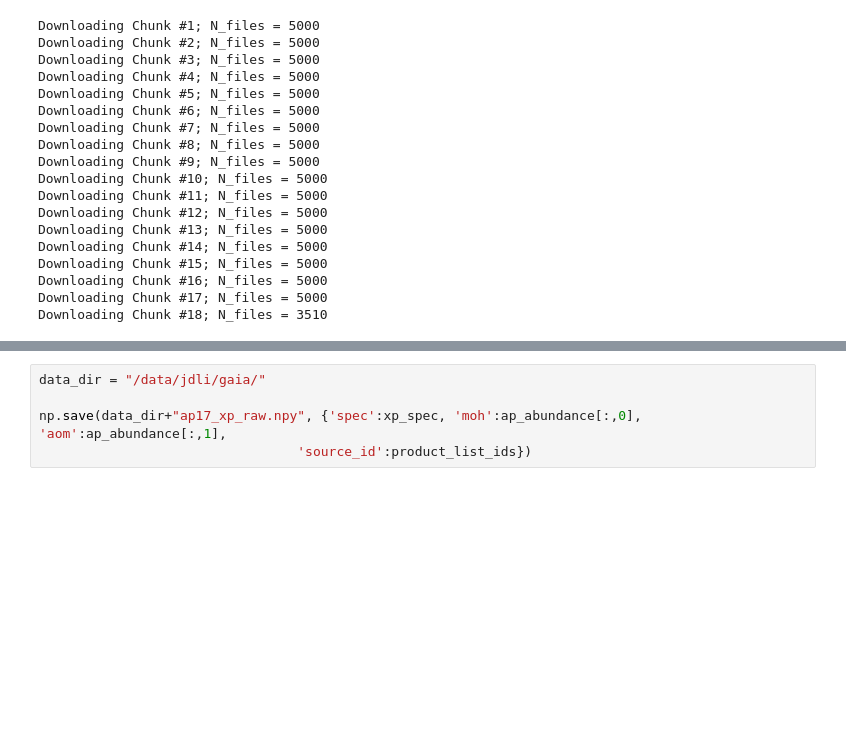
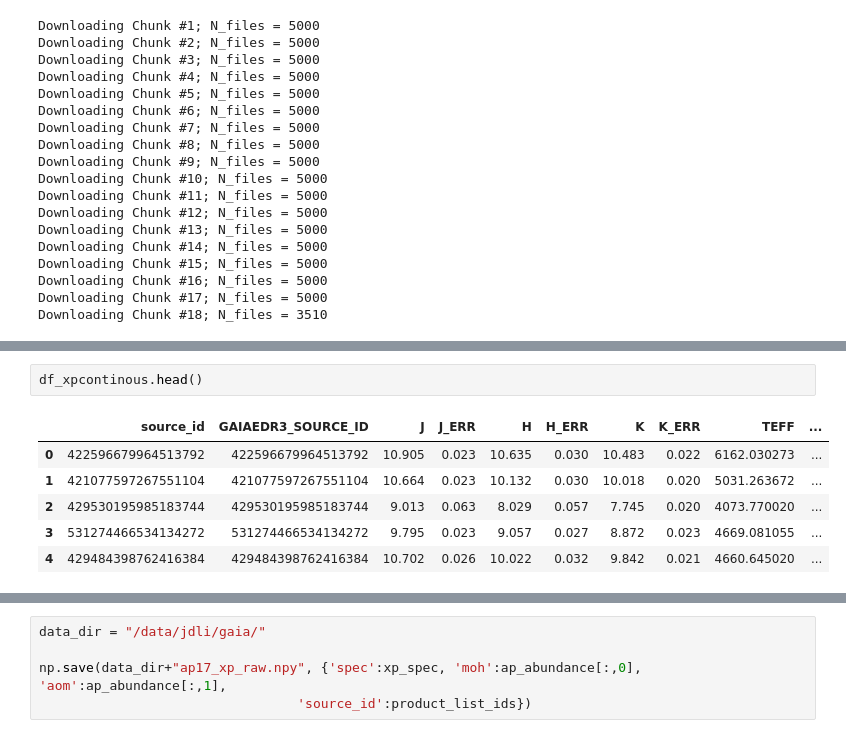
Before and after one commit to jiadonglee/aspgap, a Jupyter notebook: docs/gaiaXP.ipynb, the cells around one changed output, grey strips where cells are left out. Drawn from its saved outputs; the diff is of its cells as text; blank space fills up the shorter version.

```diff
--- a/docs/gaiaXP.ipynb
+++ b/docs/gaiaXP.ipynb
@@ -120,0 +165,9 @@ product_list_ids = [item.get_field_by_id("source_id").value for sublist in datal
+# %%
+df_xpcontinous.head()
+# %% [output]
+|  | source_id | GAIAEDR3_SOURCE_ID | J | J_ERR | H | H_ERR | K | K_ERR | TEFF | ... |
+| 0 | 422596679964513792 | 422596679964513792 | 10.905 | 0.023 | 10.635 | 0.030 | 10.483 | 0.022 | 6162.030273 | ... |
+| 1 | 421077597267551104 | 421077597267551104 | 10.664 | 0.023 | 10.132 | 0.030 | 10.018 | 0.020 | 5031.263672 | ... |
+| 2 | 429530195985183744 | 429530195985183744 | 9.013 | 0.063 | 8.029 | 0.057 | 7.745 | 0.020 | 4073.770020 | ... |
+| 3 | 531274466534134272 | 531274466534134272 | 9.795 | 0.023 | 9.057 | 0.027 | 8.872 | 0.023 | 4669.081055 | ... |
+| 4 | 429484398762416384 | 429484398762416384 | 10.702 | 0.026 | 10.022 | 0.032 | 9.842 | 0.021 | 4660.645020 | ... |
```
Also changed, not shown: parts of 19 cells of this notebook, 2 other files.
